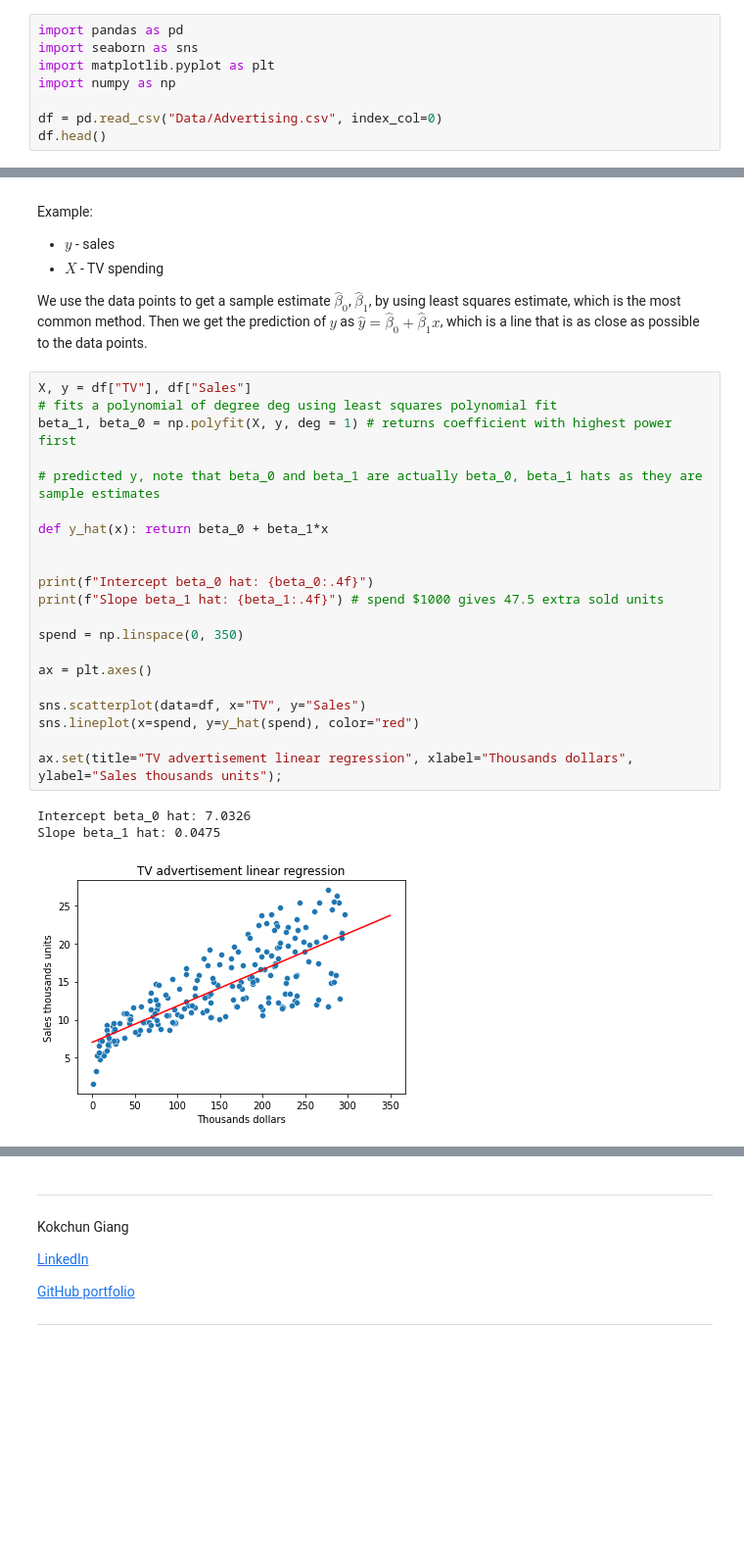
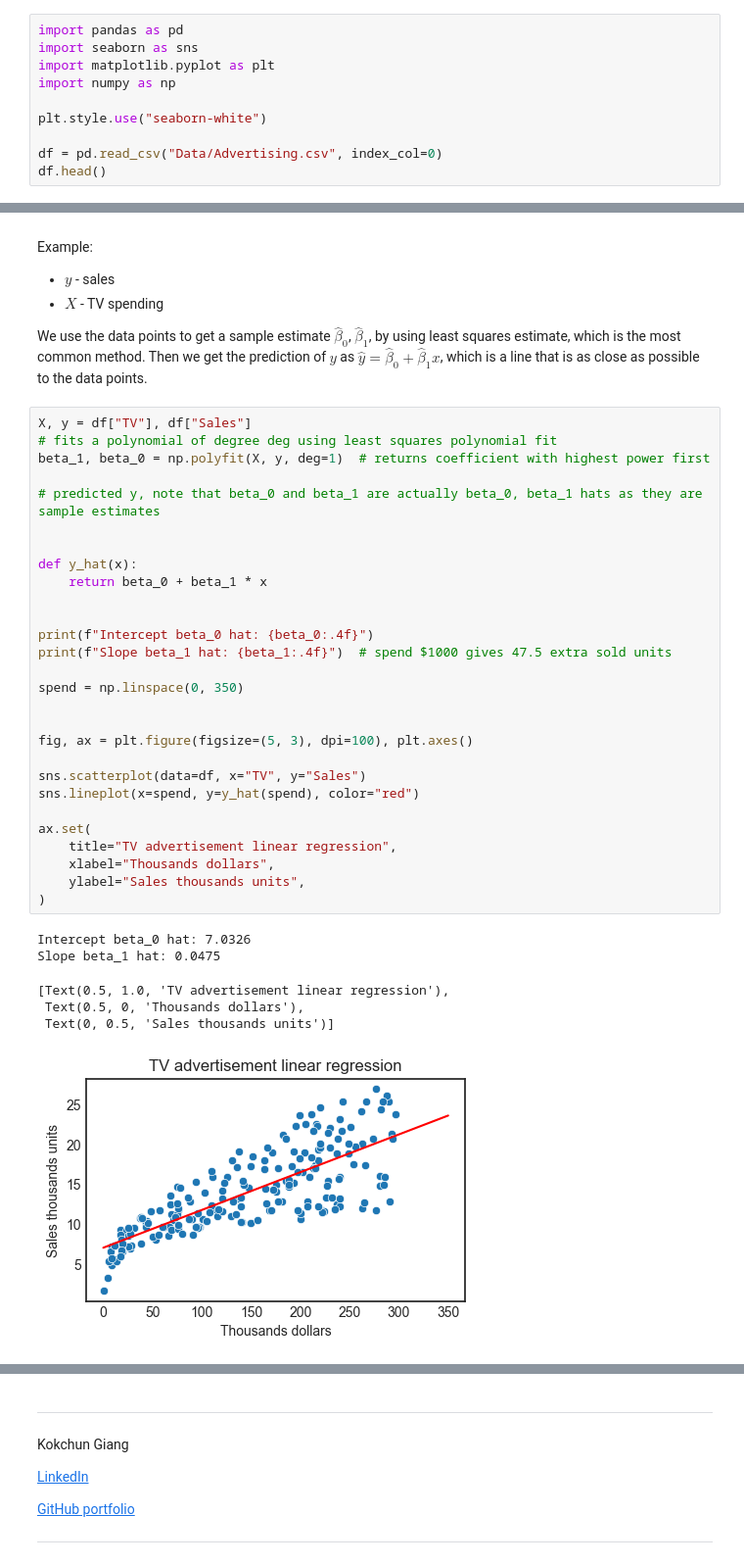
Before and after one commit to kokchun/Maskininlarning-AI21, a Jupyter notebook: Lectures/L0-Linear_regression.ipynb, the cells around one changed output, grey strips where cells are left out. Shown: that part at 98% size. Drawn from its saved outputs; the diff is of its cells as text; blank space fills up the shorter version.

```diff
--- a/Lectures/L0-Linear_regression.ipynb
+++ b/Lectures/L0-Linear_regression.ipynb
@@ -48,6 +48,8 @@ import seaborn as sns
 import matplotlib.pyplot as plt
 import numpy as np
 
+plt.style.use("seaborn-white")
+
 df = pd.read_csv("Data/Advertising.csv", index_col=0)
 df.head()
 # %% [output]
@@ -117,28 +120,38 @@ We use the data points to get a sample estimate $\hat{\beta}_0$, $\hat{\beta}_1$
 # %%
 X, y = df["TV"], df["Sales"]
 # fits a polynomial of degree deg using least squares polynomial fit
-beta_1, beta_0 = np.polyfit(X, y, deg = 1) # returns coefficient with highest power first
+beta_1, beta_0 = np.polyfit(X, y, deg=1)  # returns coefficient with highest power first
 
 # predicted y, note that beta_0 and beta_1 are actually beta_0, beta_1 hats as they are sample estimates
 
-def y_hat(x): return beta_0 + beta_1*x
+
+def y_hat(x):
+    return beta_0 + beta_1 * x
 
 
 print(f"Intercept beta_0 hat: {beta_0:.4f}")
-print(f"Slope beta_1 hat: {beta_1:.4f}") # spend $1000 gives 47.5 extra sold units
+print(f"Slope beta_1 hat: {beta_1:.4f}")  # spend $1000 gives 47.5 extra sold units
 
 spend = np.linspace(0, 350)
 
-ax = plt.axes()
+
+fig, ax = plt.figure(figsize=(5, 3), dpi=100), plt.axes()
 
 sns.scatterplot(data=df, x="TV", y="Sales")
 sns.lineplot(x=spend, y=y_hat(spend), color="red")
 
-ax.set(title="TV advertisement linear regression", xlabel="Thousands dollars", ylabel="Sales thousands units");
+ax.set(
+    title="TV advertisement linear regression",
+    xlabel="Thousands dollars",
+    ylabel="Sales thousands units",
+)
 # %% [output]
 Intercept beta_0 hat: 7.0326
 Slope beta_1 hat: 0.0475
+[Text(0.5, 1.0, 'TV advertisement linear regression'),
+ Text(0.5, 0, 'Thousands dollars'),
+ Text(0, 0.5, 'Sales thousands units')]
-[figure, old version]
+[figure, new version]
 # %%
 # regression line using seaborn regplot
 sns.regplot(x=X,y=y);
```
Also changed, not shown: parts of 5 cells of this notebook, 1 other file.
